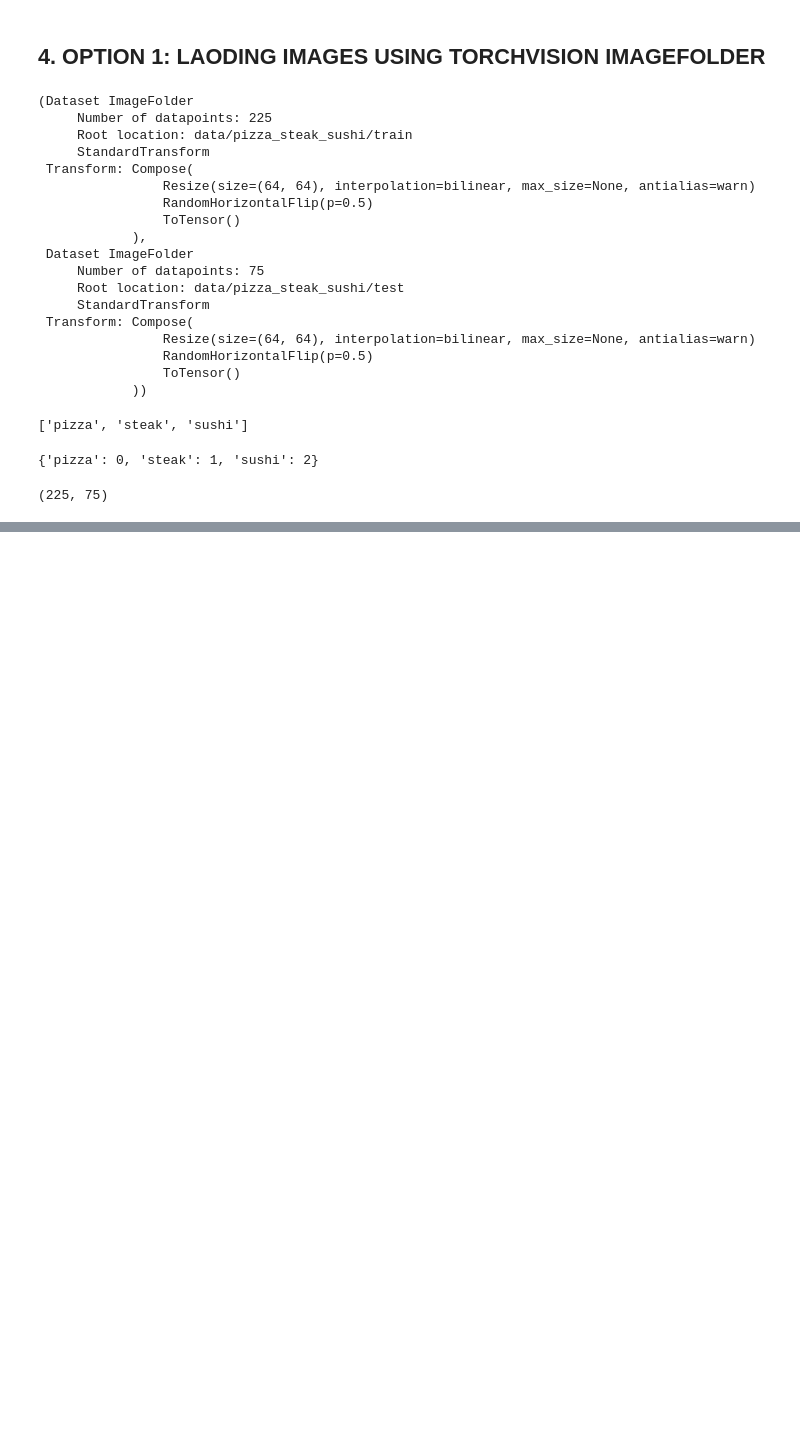
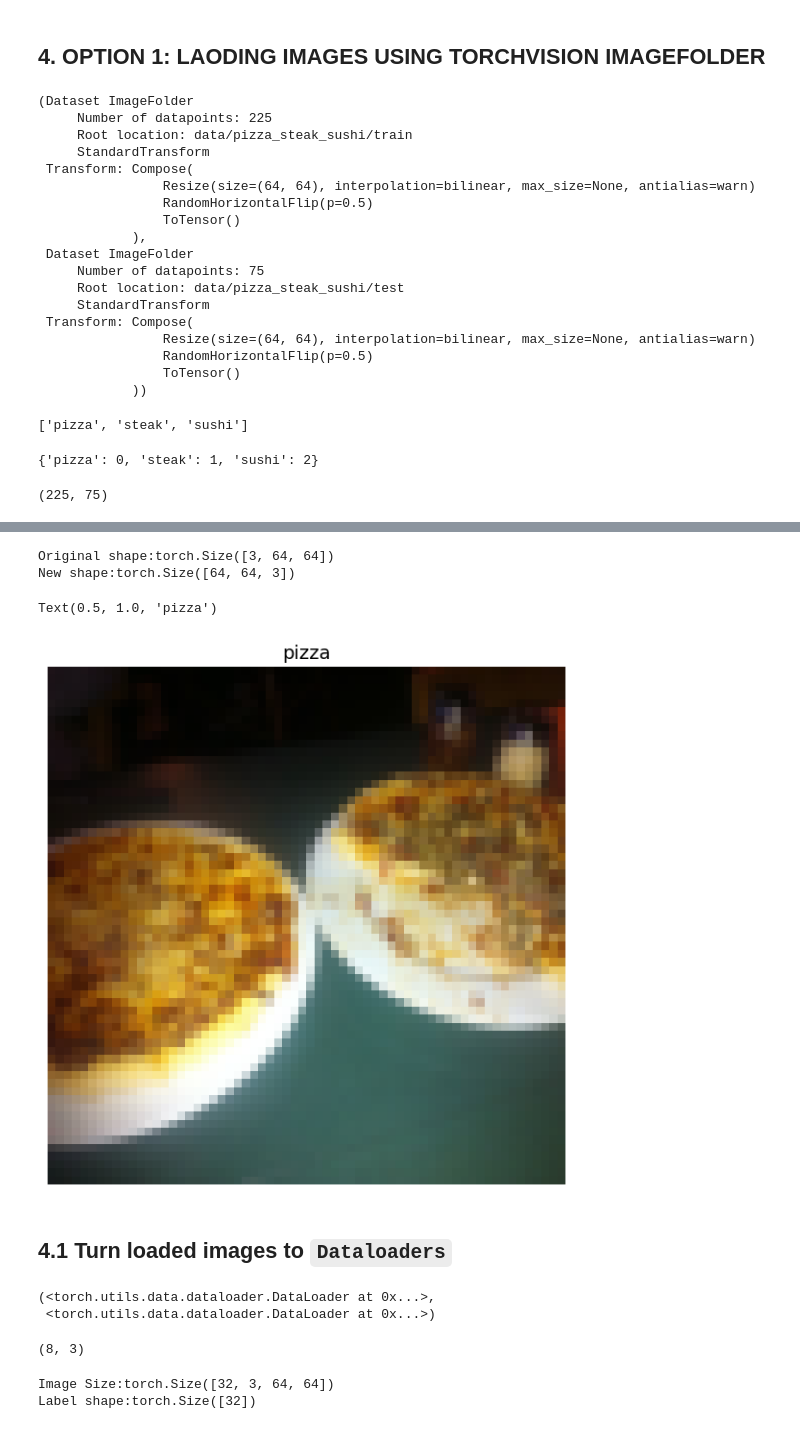
Before and after one commit to saqib-rgb/ML-With-Pytorch, a Jupyter notebook: PyTorch_Datasets.ipynb, the cells around one changed output, grey strips where cells are left out. Cells and saved outputs as stored; diff of their text form; code cells hidden in the pictures; blank space fills up the shorter version.

```diff
--- a/PyTorch_Datasets.ipynb
+++ b/PyTorch_Datasets.ipynb
@@ -228,3 +228,11 @@ class_dict
 len(train_data),len(test_data)
 # %% [output]
 (225, 75)
+# %%
+# index on the train_data dataset
+img,label=train_data[0][0],train_data[0][1]
+print(f'Image Tensor:\n{img}')
+print(f'Image Shape:{img.shape}')
+print(f'Image datatype:{img.dtype}')
+print(f'Image label:{label}')
+print(f'Label datatype:{type(label)}')
@@ -230,0 +257,50 @@ len(train_data),len(test_data)
+# %%
+# let us visualize some data
+# but brfore that we need to rearrange our data to be acceptable by matplotlib
+img_permute=img.permute(1,2,0)
+
+# print out shapes
+print(f'Original shape:{img.shape}')
+print(f'New shape:{img_permute.shape}')
+
+# plot thr image
+plt.figure(figsize=(10,7))
+plt.imshow(img_permute)
+plt.axis(False)
+plt.title(class_names[label],fontsize=14)
+# %% [output]
+Original shape:torch.Size([3, 64, 64])
+New shape:torch.Size([64, 64, 3])
+Text(0.5, 1.0, 'pizza')
+[figure, added]
+# %% [markdown]
+## 4.1 Turn loaded images to `Dataloaders`
+# %%
+# turn our test and train datsets into image loaders
+from torch.utils.data import DataLoader
+BATCH_SIZE=32
+train_dataloader=DataLoader(dataset=train_data,
+                            batch_size=BATCH_SIZE,
+                            num_workers=os.cpu_count(),
+                            shuffle=True)
+test_dataloader=DataLoader(dataset=test_data,
+                           batch_size=BATCH_SIZE,
+                           num_workers=os.cpu_count(),
+                           shuffle=False)
+train_dataloader,test_dataloader
+# %% [output]
+(<torch.utils.data.dataloader.DataLoader at 0x...>,
+ <torch.utils.data.dataloader.DataLoader at 0x...>)
+# %%
+len(train_dataloader),len(test_dataloader)
+# %% [output]
+(8, 3)
+# %%
+img,label=next(iter(train_dataloader))
+
+# batch size will ne now 1
+print(f'Image Size:{img.shape}')
+print(f'Label shape:{label.shape}')
+# %% [output]
+Image Size:torch.Size([32, 3, 64, 64])
+Label shape:torch.Size([32])
```
Also changed, not shown: parts of 14 cells of this notebook.
